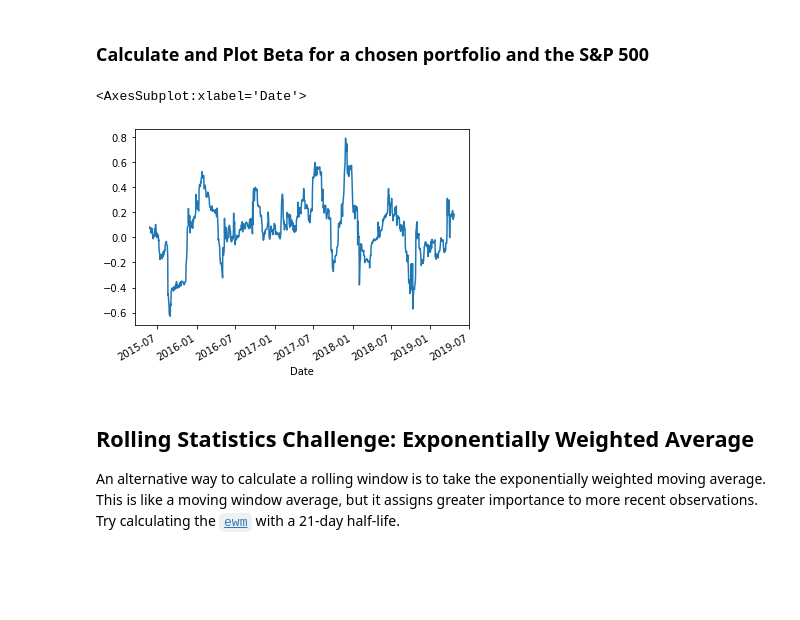
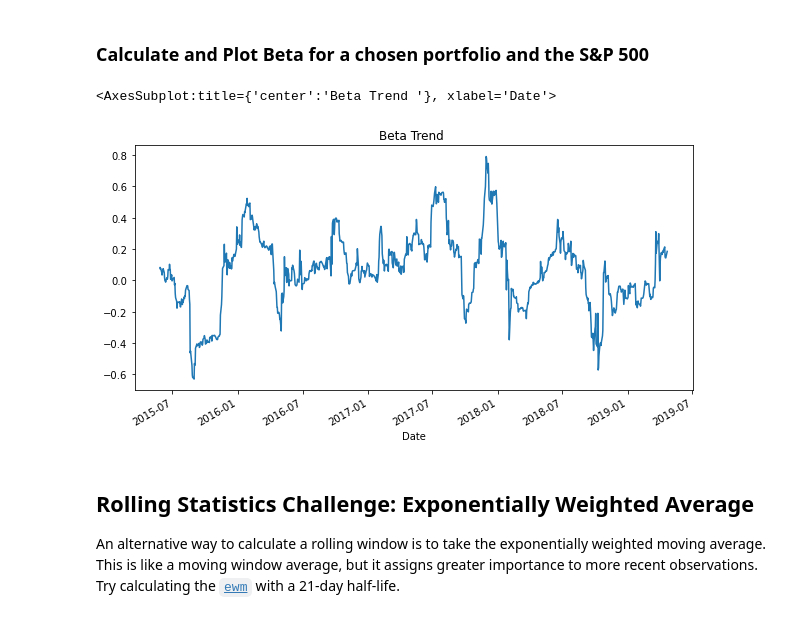
Before and after one commit to Springe09/Pandas, a Jupyter notebook: whale_analysis (1).ipynb, the cells around one changed output. Drawn from its saved outputs; the diff is of its cells as text; code cells hidden in the pictures; blank space fills up the shorter version.

```diff
--- a/whale_analysis (1).ipynb
+++ b/whale_analysis (1).ipynb
@@ -326,15 +326,15 @@ correlation.style.background_gradient(cmap="summer")
 # %%
 # Calculate covariance of a single portfolio
 covariance = df_daily_returns['BERKSHIRE HATHAWAY INC'].rolling(window=60).cov(df_daily_returns['SP500'])
 # Calculate variance of S&P 500
 variance =df_daily_returns['SP500'].rolling(window=60).var()
 # Computing beta
 beta = covariance / variance
 # Plot beta trend
-beta.plot()
+beta.plot(figsize=(10,5), title="Beta Trend ")
 # %% [output]
-<AxesSubplot:xlabel='Date'>
+<AxesSubplot:title={'center':'Beta Trend '}, xlabel='Date'>
-[figure, old version]
+[figure, new version]
 # %% [markdown]
 ## Rolling Statistics Challenge: Exponentially Weighted Average
 
```
Also changed, not shown: parts of 7 cells of this notebook.
